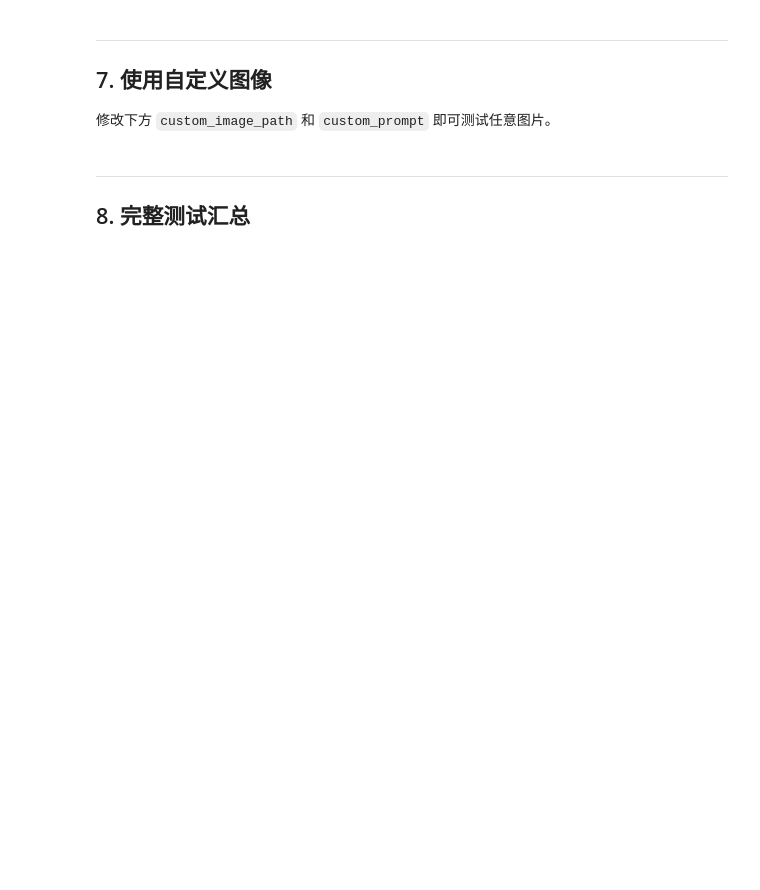
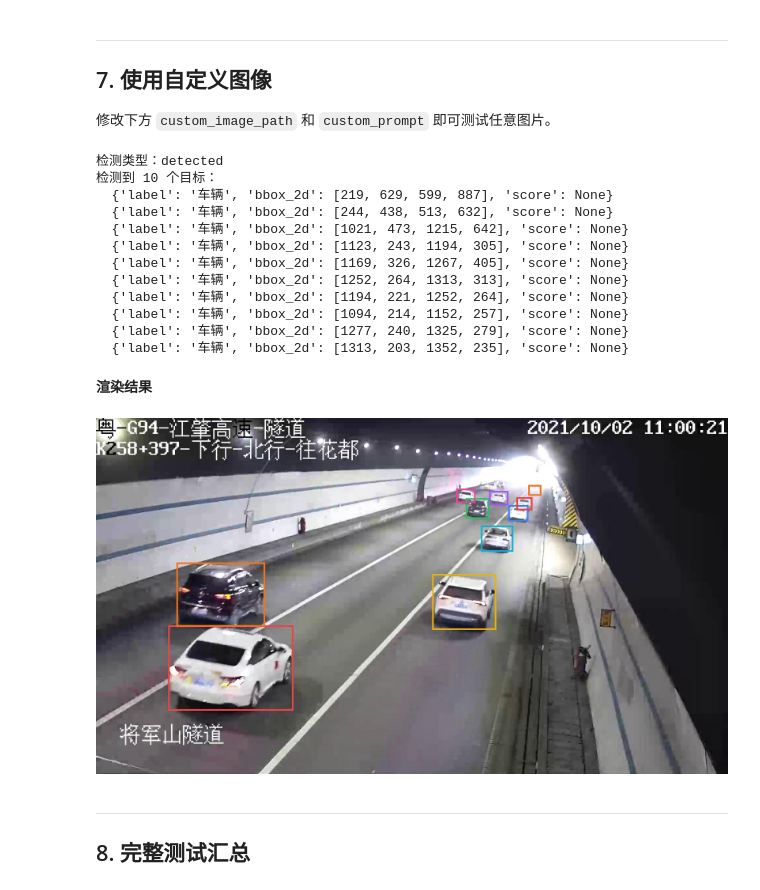
Before and after one commit to Jade-Ray/qwen-vl-service, a Jupyter notebook: remote_service_test.ipynb, the cells around one changed output. Drawn from its saved outputs; the diff is of its cells as text; code cells hidden in the pictures; blank space fills up the shorter version.

```diff
--- a/remote_service_test.ipynb
+++ b/remote_service_test.ipynb
@@ -169,18 +208,34 @@ print("\n🎉 所有错误处理验证通过")
 修改下方 `custom_image_path` 和 `custom_prompt` 即可测试任意图片。
 # %%
 custom_image_path = "images/vehicle_test.jpg"   # ← 替换为你的图片路径
-custom_prompt = None  # ← 留 None 使用默认检测，或填入自定义指令，如 "只检测行人"
+# custom_prompt = None  # ← 留 None 使用默认检测，或填入自定义指令，如 "只检测行人"
+custom_prompt = "请检测图中的车辆，以JSON格式返回每个目标的边界框坐标和类别标签。"  # ← 留 None 使用默认检测，或填入自定义指令，如 "只检测行人"
 
 result = detect(custom_image_path, prompt=custom_prompt)
 print(f"检测类型：{result['type']}")
 
 if result["type"] == "detected":
     print(f"检测到 {len(result['objects'])} 个目标：")
     for obj in result["objects"]:
         print(f"  {obj}")
     show_image(result["image_base64"], caption="渲染结果")
 else:
     print("未检测到目标")
+# %% [output]
+检测类型：detected
+检测到 10 个目标：
+  {'label': '车辆', 'bbox_2d': [219, 629, 599, 887], 'score': None}
+  {'label': '车辆', 'bbox_2d': [244, 438, 513, 632], 'score': None}
+  {'label': '车辆', 'bbox_2d': [1021, 473, 1215, 642], 'score': None}
+  {'label': '车辆', 'bbox_2d': [1123, 243, 1194, 305], 'score': None}
+  {'label': '车辆', 'bbox_2d': [1169, 326, 1267, 405], 'score': None}
+  {'label': '车辆', 'bbox_2d': [1252, 264, 1313, 313], 'score': None}
+  {'label': '车辆', 'bbox_2d': [1194, 221, 1252, 264], 'score': None}
+  {'label': '车辆', 'bbox_2d': [1094, 214, 1152, 257], 'score': None}
+  {'label': '车辆', 'bbox_2d': [1277, 240, 1325, 279], 'score': None}
+  {'label': '车辆', 'bbox_2d': [1313, 203, 1352, 235], 'score': None}
+**渲染结果**
+[figure, added]
 # %% [markdown]
 ---
 ## 8. 完整测试汇总
```
Also changed, not shown: parts of 20 cells of this notebook.
